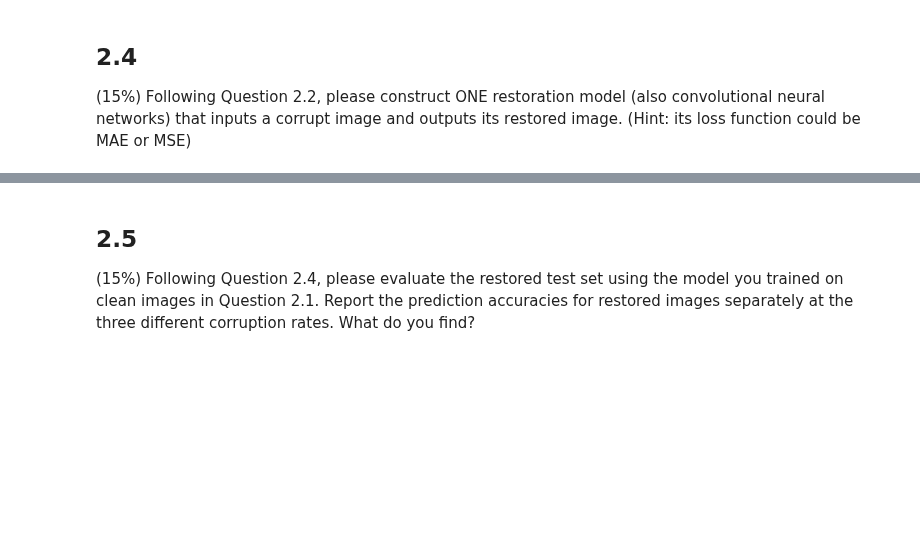
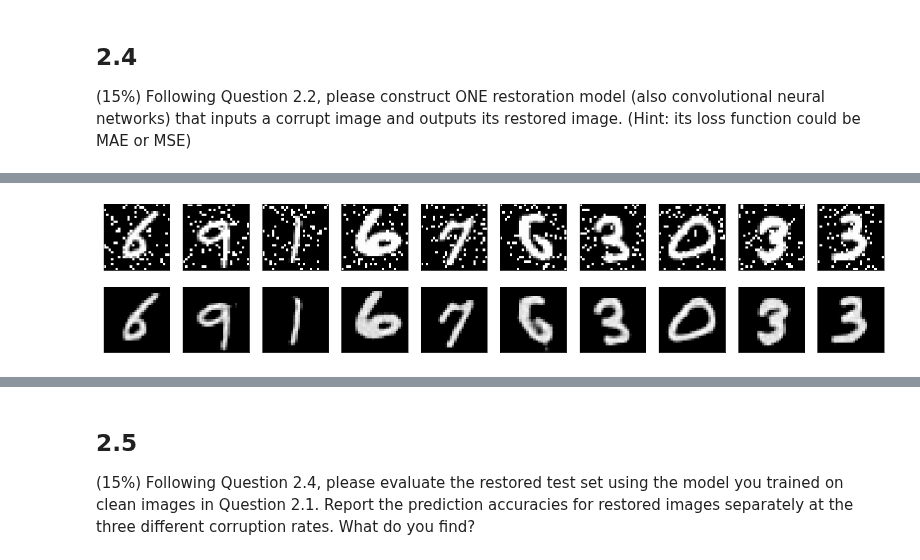
Before and after one commit to mequanent/Deep-Learning, a Jupyter notebook: 2_NNs_from_Scratch.ipynb, the cells around one changed output, grey strips where cells are left out. Saved outputs shown, nothing was run; the diff lists cells and outputs as text; code cells hidden in the pictures; blank space fills up the shorter version.

```diff
--- a/2_NNs_from_Scratch.ipynb
+++ b/2_NNs_from_Scratch.ipynb
@@ -248,0 +363,4 @@ from tensorflow.keras.models import Model
+# %%
+predictions_10 = autoencoder.predict(xtest_corrupted_10)
+display(xtest_corrupted_10, predictions_10)
+# %% [output]
@@ -248,0 +368 @@ from tensorflow.keras.models import Model
+[figure, added]
```
Also changed, not shown: parts of 37 cells of this notebook.
